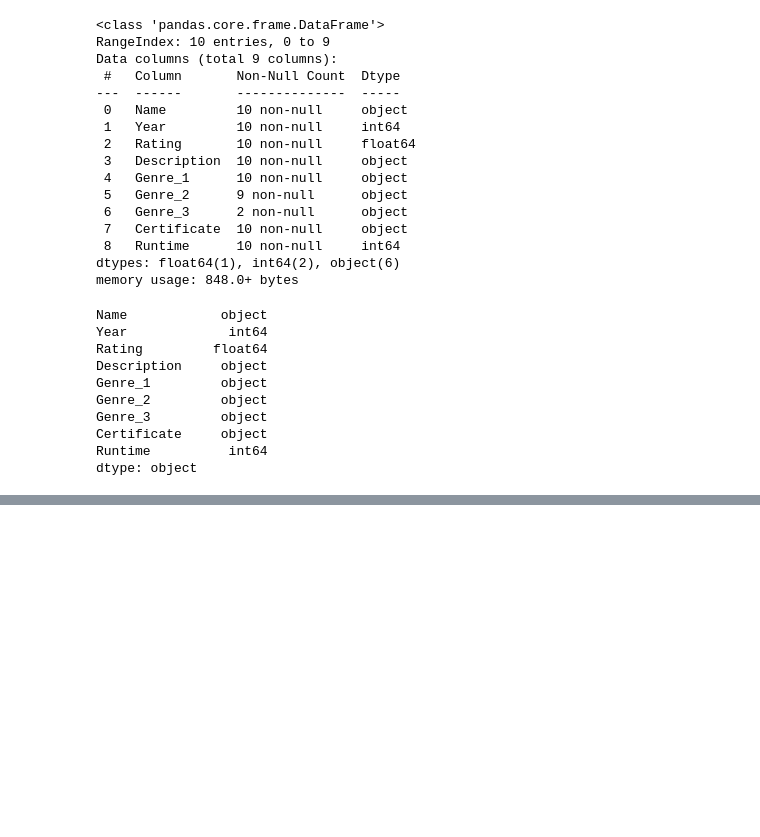
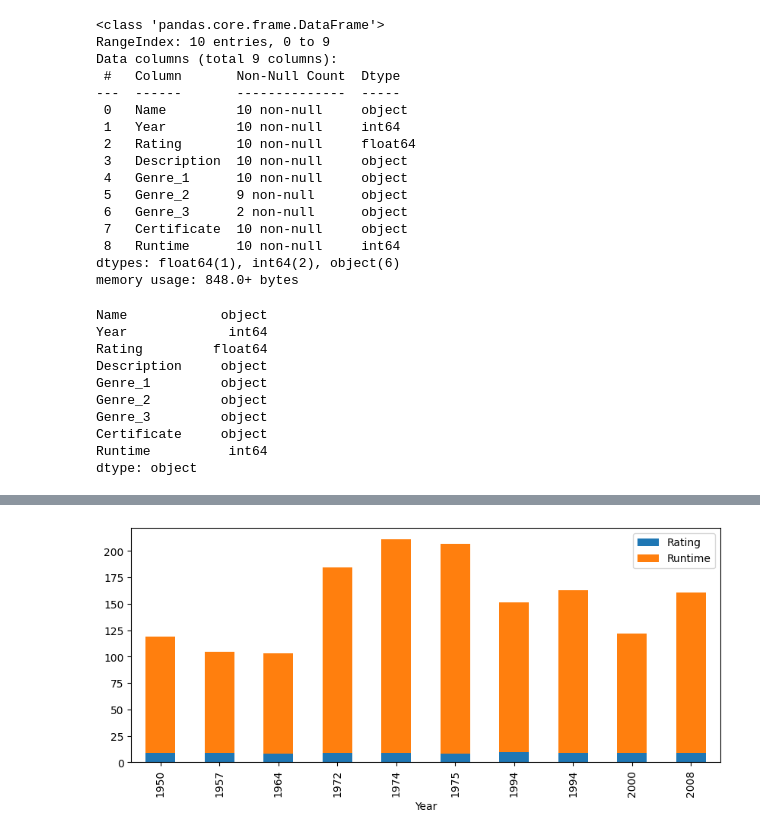
Before and after one commit to MukundWaghmare27/PG-DHPCAP, a Jupyter notebook: Anytics & Statistics Using Python/numpyLab/Day2.ipynb, the cells around one changed output, grey strips where cells are left out. Cells and saved outputs as stored; diff of their text form; code cells hidden in the pictures; blank space fills up the shorter version.

```diff
--- a/Anytics & Statistics Using Python/numpyLab/Day2.ipynb
+++ b/Anytics & Statistics Using Python/numpyLab/Day2.ipynb
@@ -450,0 +585,4 @@ dtype: object
+# %%
+ax = data_df.plot.bar(x= 'Year',stacked = True,figsize=(10,4))
+# %% [output]
+[figure, added]
```
Also changed, not shown: parts of 27 cells of this notebook.
